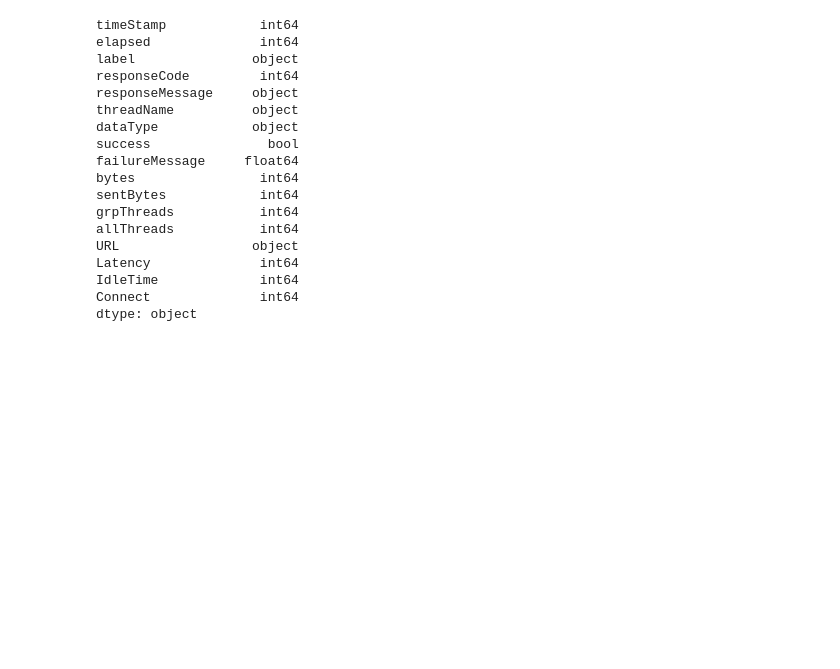
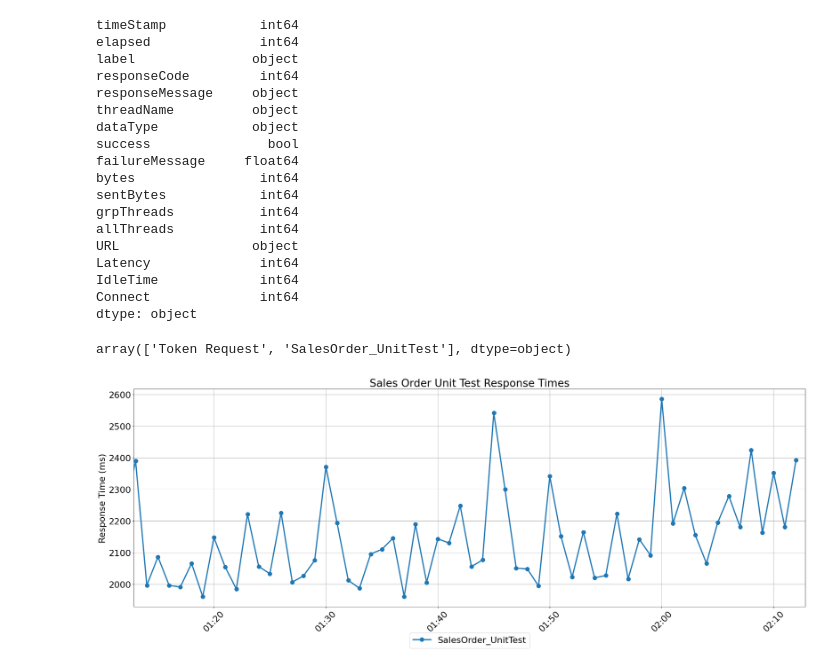
Before and after one commit to jakparker/PerfTestingVisualization, a Jupyter notebook: Unit_Testing.ipynb, the cells around one changed output. Cells and saved outputs as stored; diff of their text form; code cells hidden in the pictures; blank space fills up the shorter version.

```diff
--- a/Unit_Testing.ipynb
+++ b/Unit_Testing.ipynb
@@ -299,3 +303,13 @@ Latency              int64
 IdleTime             int64
 Connect              int64
 dtype: object
+# %%
+SalesOrder = pd.read_csv("logs\SalesOrder_UnitTest.csv")
+SO_test = Test(SalesOrder, 60)
+SO_test.unique_labels
+# %% [output]
+array(['Token Request', 'SalesOrder_UnitTest'], dtype=object)
+# %%
+SO_test.time_series_by_labels(['SalesOrder_UnitTest'], [], "Sales Order Unit Test Response Times", 'avg_res')
+# %% [output]
+[figure, added]
```
Also changed, not shown: parts of 16 cells of this notebook.
